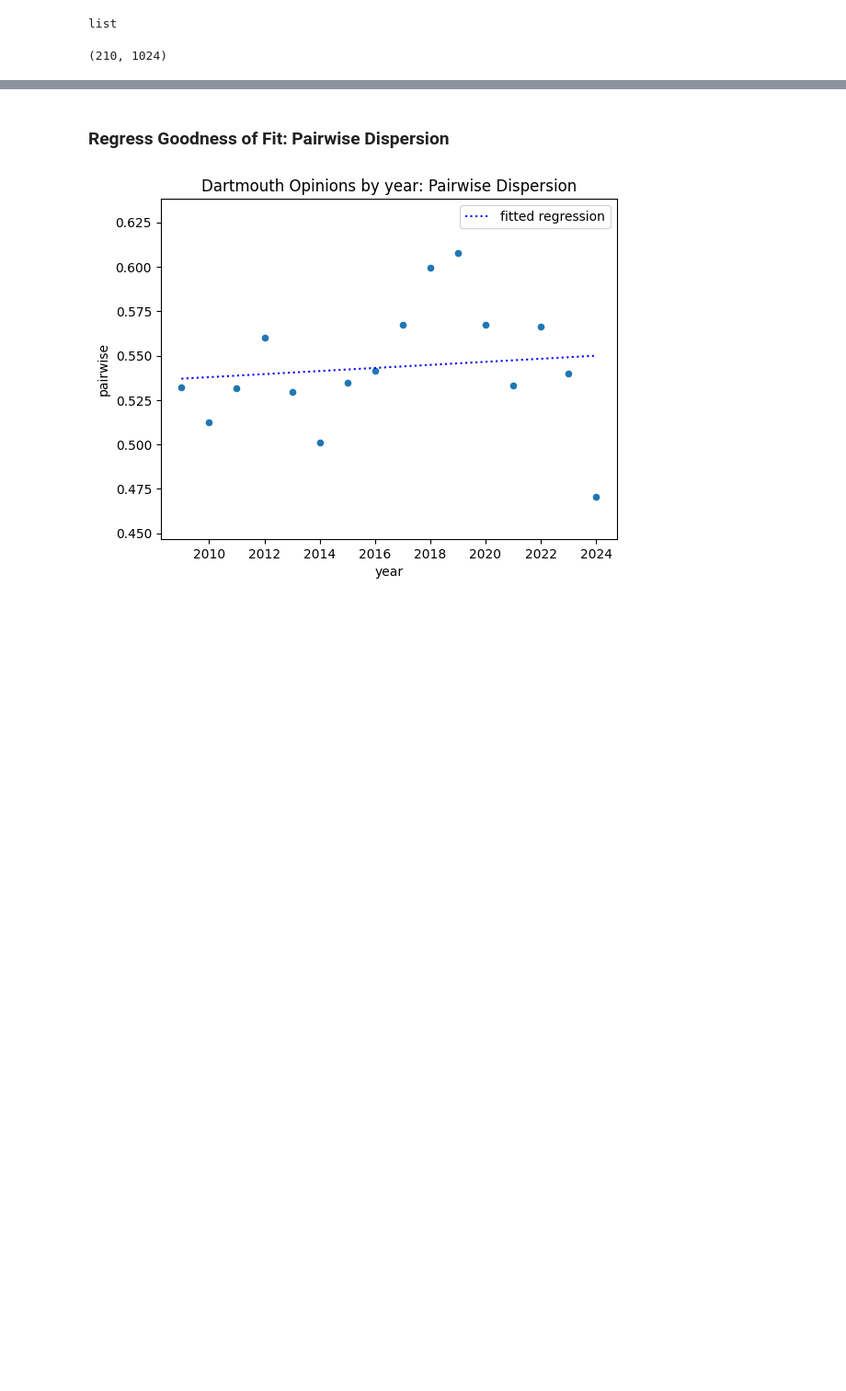
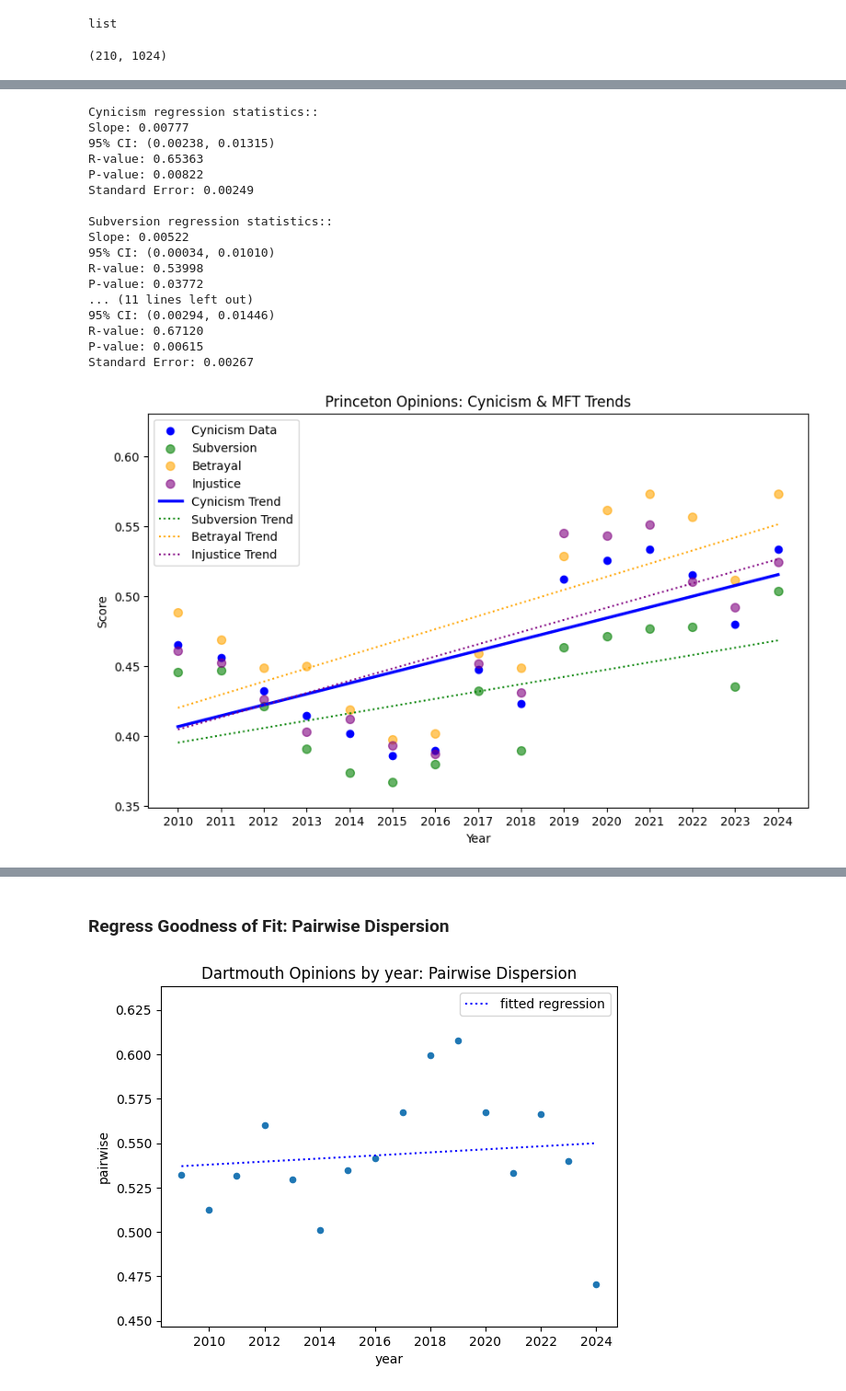
Before and after one commit to theodoremui/diversity-ideas, a Jupyter notebook: notebooks/2024/princeton.ipynb, the cells around one changed output, grey strips where cells are left out. Shown at 92% size. Drawn from its saved outputs; the diff is of its cells as text; code cells hidden in the pictures; blank space fills up the shorter version.

```diff
--- a/notebooks/2024/princeton.ipynb
+++ b/notebooks/2024/princeton.ipynb
@@ -505,0 +781,69 @@ results_df.set_index('year')
+# %%
+# Define x-axis values as integers
+x = results_df['year'].astype(int)
+
+# Rest of regression calculations remain the same
+y_cynicism = results_df['cynicism']
+slope_c, intercept_c, r_value, p_value, std_err = linregress(x, y_cynicism)
+print_regression_stats(x, y_cynicism, "Cynicism regression statistics:")
+
+# Compute regressions for MFT components
+y_subversion = results_df['mft_subversion']
+slope_auth, intercept_auth, _, _, _ = linregress(x, y_subversion)
+print_regression_stats(x, y_subversion, "Subversion regression statistics:")
+
+y_betrayal = results_df['mft_betrayal']
+slope_betrayal, intercept_betrayal, _, _, _ = linregress(x, y_betrayal)
+print_regression_stats(x, y_betrayal, "Betrayal regression statistics:")
+
+y_injustice = results_df['mft_injustice']
+slope_fair, intercept_fair, _, _, _ = linregress(x, y_injustice)
+print_regression_stats(x, y_injustice, "Injustice regression statistics:")
+# Create plot
+plt.figure(figsize=(10, 6))
+
+# Scatter plots
+plt.scatter(x, y_cynicism, color='blue', label='Cynicism Data')
+plt.scatter(x, y_subversion, color='green', s=50, alpha=0.6, label='Subversion')
+plt.scatter(x, y_betrayal, color='orange', s=50, alpha=0.6, label='Betrayal')
+plt.scatter(x, y_injustice, color='purple', s=50, alpha=0.6, label='Injustice')
+
+# Trend lines
+plt.plot(x, intercept_c + slope_c * x, color='blue', linestyle='-', linewidth=2.5, label='Cynicism Trend')
+plt.plot(x, intercept_auth + slope_auth * x, color='green', linestyle=':', linewidth=1.5, label='Subversion Trend')
+plt.plot(x, intercept_betrayal + slope_betrayal * x, color='orange', linestyle=':', linewidth=1.5, label='Betrayal Trend')
+plt.plot(x, intercept_fair + slope_fair * x, color='purple', linestyle=':', linewidth=1.5, label='Injustice Trend')
+
+# Set integer ticks for x-axis
+plt.xticks(x)
+
+# Calculate y-axis limits
+all_y_values = np.concatenate([y_cynicism, y_subversion, y_betrayal, y_injustice])
+y_min = np.min(all_y_values)
+y_max = np.max(all_y_values)
+
+plt.title("Princeton Opinions: Cynicism & MFT Trends")
+plt.xlabel("Year")
+plt.ylabel("Score")
+plt.legend(loc='upper left')
+plt.ylim(y_min * 0.95, y_max * 1.1)
+plt.show()
+# %% [output]
+Cynicism regression statistics::
+Slope: 0.00777
+95% CI: (0.00238, 0.01315)
+R-value: 0.65363
+P-value: 0.00822
+Standard Error: 0.00249
+
+Subversion regression statistics::
+Slope: 0.00522
+95% CI: (0.00034, 0.01010)
+R-value: 0.53998
+P-value: 0.03772
+... (11 lines left out)
+95% CI: (0.00294, 0.01446)
+R-value: 0.67120
+P-value: 0.00615
+Standard Error: 0.00267
+[figure, added]
```
Also changed, not shown: parts of 34 cells of this notebook, 5 other files.
